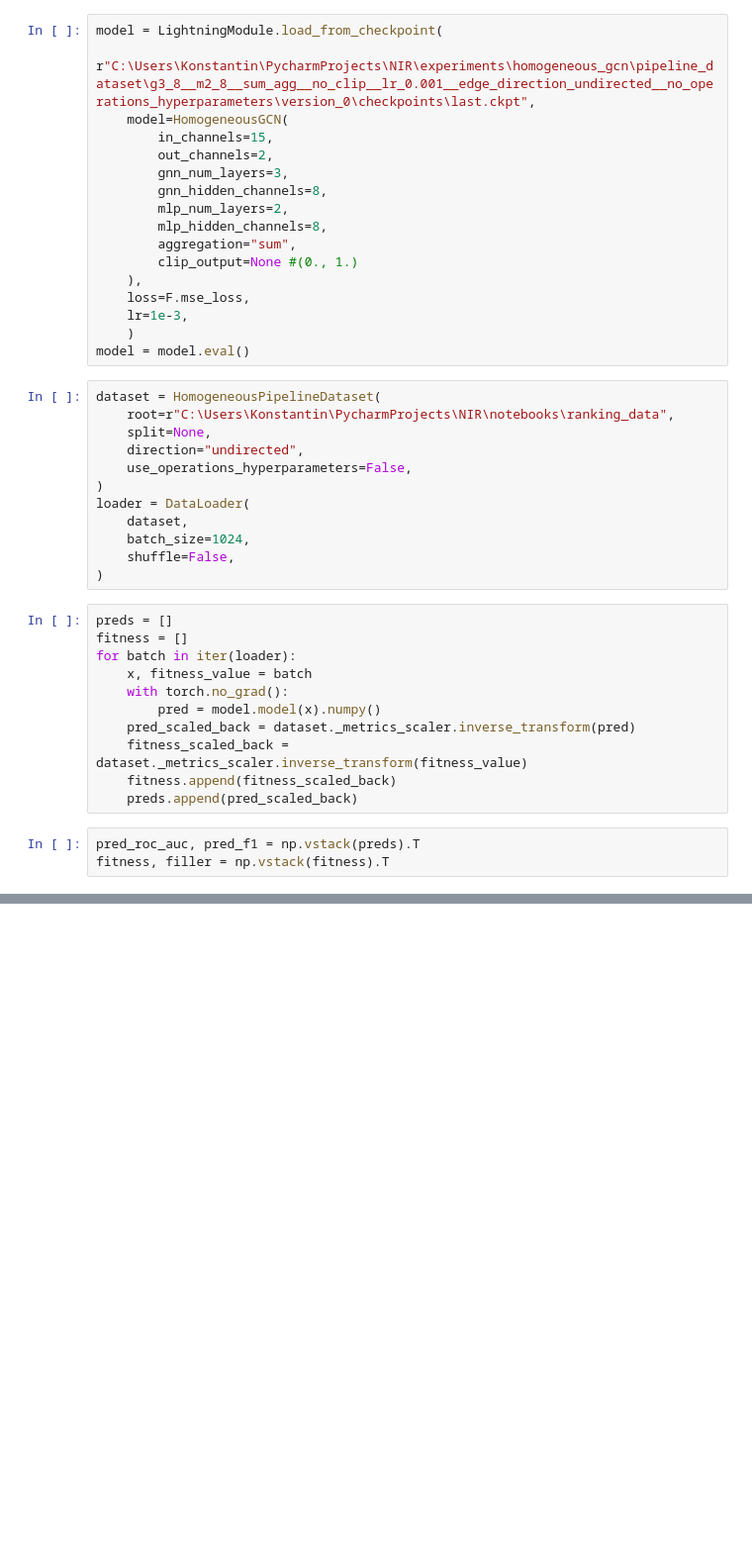
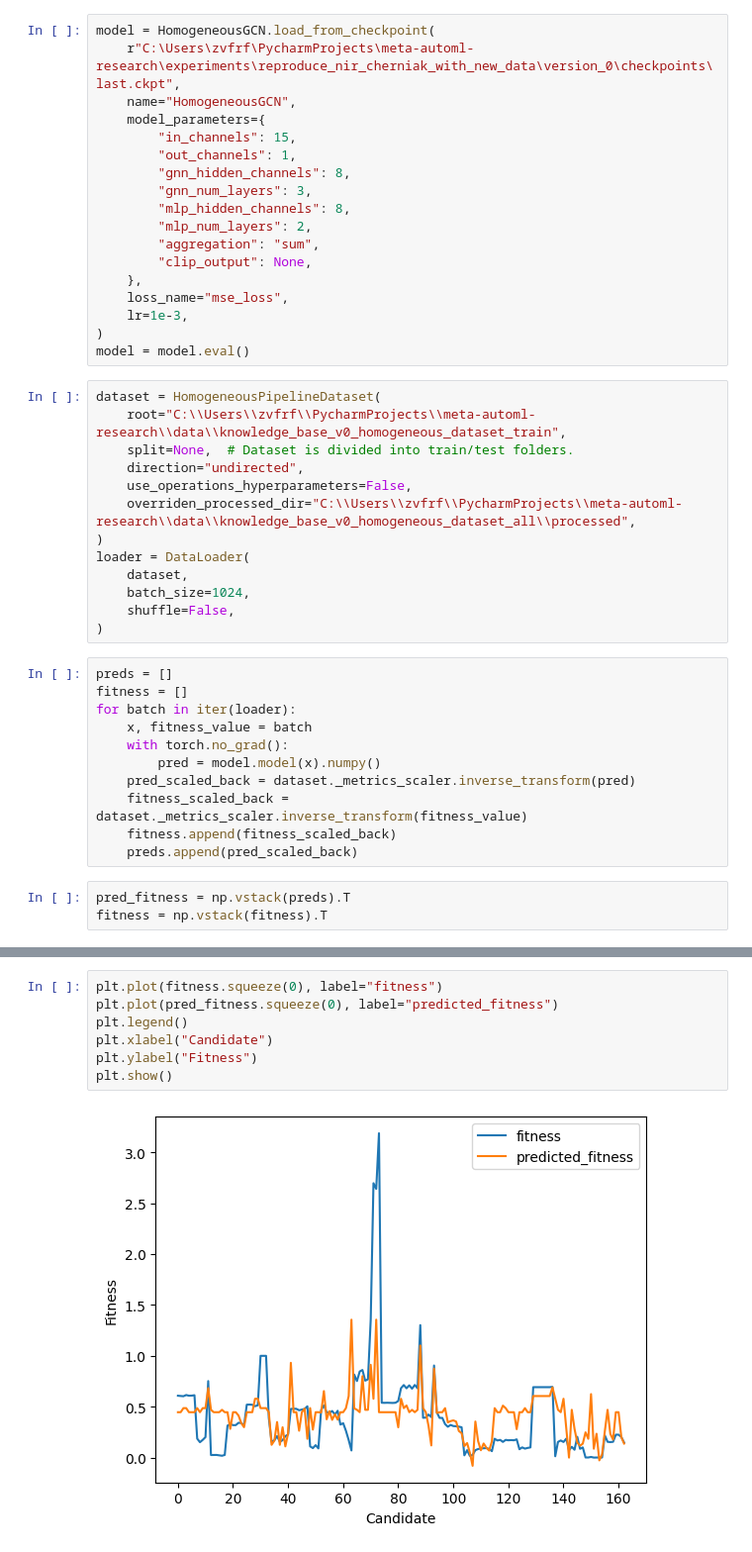
Before and after one commit to ITMO-NSS-team/GAMLET, a Jupyter notebook: notebooks/test_population_ranking.ipynb, the cells around one changed output, grey strips where cells are left out. Shown: that part at 99% size. Drawn from its saved outputs; the diff is of its cells as text; blank space fills up the shorter version.

Commit message:
NIR model evaluation

```diff
--- a/notebooks/test_population_ranking.ipynb
+++ b/notebooks/test_population_ranking.ipynb
@@ -16,26 +18,28 @@ import pickle
 # %%
-model = LightningModule.load_from_checkpoint(
-    r"C:\Users\Konstantin\PycharmProjects\NIR\experiments\homogeneous_gcn\pipeline_dataset\g3_8__m2_8__sum_agg__no_clip__lr_0.001__edge_direction_undirected__no_operations_hyperparameters\version_0\checkpoints\last.ckpt",
-    model=HomogeneousGCN(
-        in_channels=15,
-        out_channels=2,
-        gnn_num_layers=3,
-        gnn_hidden_channels=8,
-        mlp_num_layers=2,
-        mlp_hidden_channels=8,
-        aggregation="sum",
-        clip_output=None #(0., 1.)
-    ),
-    loss=F.mse_loss,
+model = HomogeneousGCN.load_from_checkpoint(
+    r"C:\Users\zvfrf\PycharmProjects\meta-automl-research\experiments\reproduce_nir_cherniak_with_new_data\version_0\checkpoints\last.ckpt",
+    name="HomogeneousGCN",
+    model_parameters={
+        "in_channels": 15,
+        "out_channels": 1,
+        "gnn_hidden_channels": 8,
+        "gnn_num_layers": 3,
+        "mlp_hidden_channels": 8,
+        "mlp_num_layers": 2,
+        "aggregation": "sum",
+        "clip_output": None,
+    },
+    loss_name="mse_loss",
     lr=1e-3,
-    )
+)
 model = model.eval()
 # %%
 dataset = HomogeneousPipelineDataset(
-    root=r"C:\Users\Konstantin\PycharmProjects\NIR\notebooks\ranking_data",
-    split=None,
+    root="C:\\Users\\zvfrf\\PycharmProjects\\meta-automl-research\\data\\knowledge_base_v0_homogeneous_dataset_train",
+    split=None,  # Dataset is divided into train/test folders.
     direction="undirected",
     use_operations_hyperparameters=False,
+    overriden_processed_dir="C:\\Users\\zvfrf\\PycharmProjects\\meta-automl-research\\data\\knowledge_base_v0_homogeneous_dataset_all\\processed",
 )
 loader = DataLoader(
     dataset,
@@ -54,6 +58,6 @@ for batch in iter(loader):
     fitness.append(fitness_scaled_back)
     preds.append(pred_scaled_back)
 # %%
-pred_roc_auc, pred_f1 = np.vstack(preds).T
-fitness, filler = np.vstack(fitness).T
+pred_fitness = np.vstack(preds).T
+fitness = np.vstack(fitness).T
 # %%
@@ -154,0 +86,9 @@ history.show()
+# %%
+plt.plot(fitness.squeeze(0), label="fitness")
+plt.plot(pred_fitness.squeeze(0), label="predicted_fitness")
+plt.legend()
+plt.xlabel("Candidate")
+plt.ylabel("Fitness")
+plt.show()
+# %% [output]
+[figure, added]
```
Also changed, not shown: parts of 11 cells of this notebook, 3 other files.
